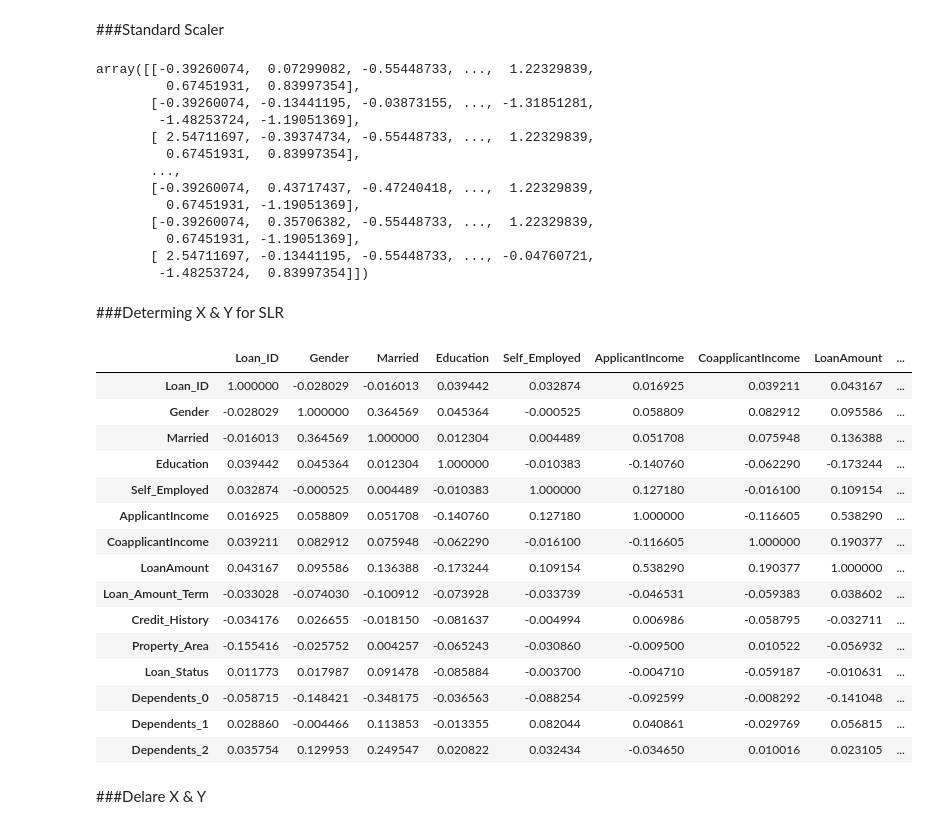
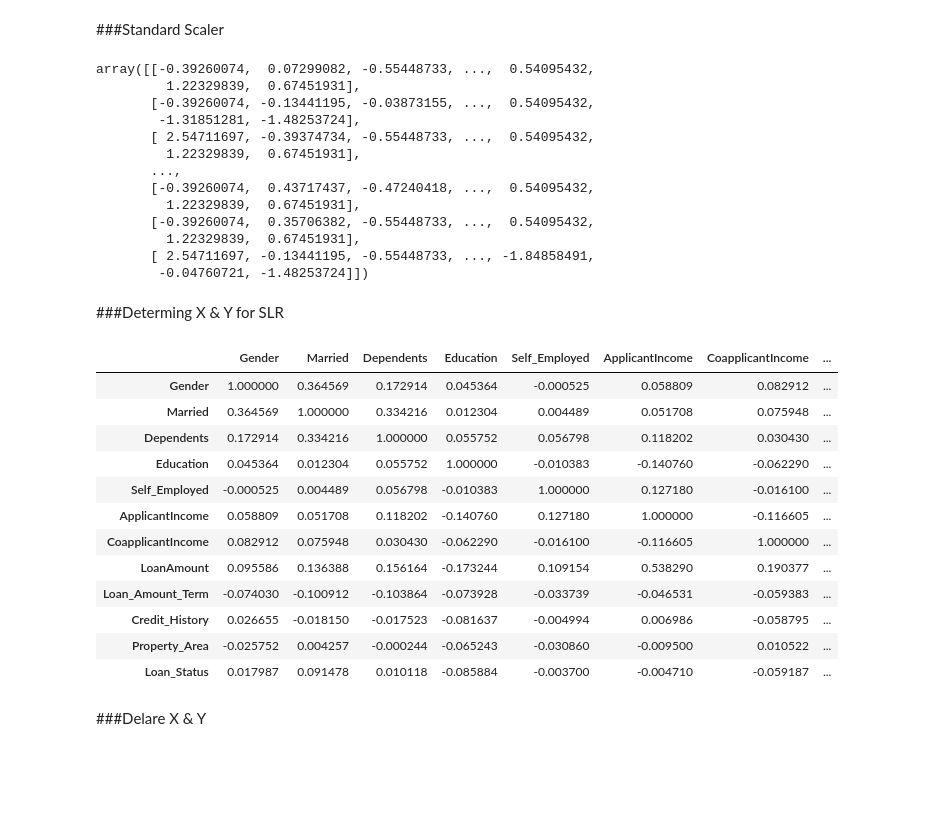
Before and after one commit to CHETHANDB123/Loan_Approval_Dataset, a Jupyter notebook: Loan_Approval_Dataset.ipynb, the cells around one changed output. Saved outputs shown, nothing was run; the diff lists cells and outputs as text; code cells hidden in the pictures; blank space fills up the shorter version.

```diff
--- a/Loan_Approval_Dataset.ipynb
+++ b/Loan_Approval_Dataset.ipynb
@@ -137,5 +137,6 @@ df2.head()
 ###drop the entire row
 # %%
 df2=df2.dropna()
+df2 = df2.drop('Loan_ID', axis=1)
 df2.head()
 # %% [output]
@@ -149,6 +150,7 @@ df2.head()
 ###convert float to interger in Dependents column
 # %%
 df2['Dependents'] = df2['Dependents'].replace('3+', 3)
-
+df2['Loan_Status'] = df2['Loan_Status'].replace('Y', 1)
+df2['Loan_Status'] = df2['Loan_Status'].replace('N', 0)
 df2.head()
 # %% [output]
@@ -220,0 +203,11 @@ df3.head(30)
+# %%
+from sklearn.preprocessing import LabelEncoder
+
+le = LabelEncoder()
+# df2['Loan_ID'] = le.fit_transform(df2['Loan_ID']) # Loan_ID was dropped previously
+df2['Gender'] = le.fit_transform(df2['Gender'])
+df2['Married'] = le.fit_transform(df2['Married'])
+df2['Education'] = le.fit_transform(df2['Education'])
+df2['Self_Employed'] = le.fit_transform(df2['Self_Employed'])
+df2['Property_Area'] = le.fit_transform(df2['Property_Area'])
+df2.head()
@@ -281,45 +268,42 @@ array([[1.        , 1.28195424, 1.        , ..., 5.        , 5.        ,
 ###Standard Scaler
 # %%
 from sklearn.preprocessing import StandardScaler
-x5=df3.iloc[:,4:13]
+x5=df2.iloc[:,4:12]
 scaler=StandardScaler()
 x5_Scaled=scaler.fit_transform(x5)
 x5_Scaled
 # %% [output]
-array([[-0.39260074,  0.07299082, -0.55448733, ...,  1.22329839,
-         0.67451931,  0.83997354],
-       [-0.39260074, -0.13441195, -0.03873155, ..., -1.31851281,
-        -1.48253724, -1.19051369],
-       [ 2.54711697, -0.39374734, -0.55448733, ...,  1.22329839,
-         0.67451931,  0.83997354],
+array([[-0.39260074,  0.07299082, -0.55448733, ...,  0.54095432,
+         1.22329839,  0.67451931],
+       [-0.39260074, -0.13441195, -0.03873155, ...,  0.54095432,
+        -1.31851281, -1.48253724],
+       [ 2.54711697, -0.39374734, -0.55448733, ...,  0.54095432,
+         1.22329839,  0.67451931],
        ...,
-       [-0.39260074,  0.43717437, -0.47240418, ...,  1.22329839,
-         0.67451931, -1.19051369],
-       [-0.39260074,  0.35706382, -0.55448733, ...,  1.22329839,
-         0.67451931, -1.19051369],
-       [ 2.54711697, -0.13441195, -0.55448733, ..., -0.04760721,
-        -1.48253724,  0.83997354]])
+       [-0.39260074,  0.43717437, -0.47240418, ...,  0.54095432,
+         1.22329839,  0.67451931],
+       [-0.39260074,  0.35706382, -0.55448733, ...,  0.54095432,
+         1.22329839,  0.67451931],
+       [ 2.54711697, -0.13441195, -0.55448733, ..., -1.84858491,
+        -0.04760721, -1.48253724]])
 # %% [markdown]
 ###Determing X & Y for SLR
 # %%
-df3.corr()
+df2.corr()
 # %% [output]
-|  | Loan_ID | Gender | Married | Education | Self_Employed | ApplicantIncome | CoapplicantIncome | LoanAmount | ... |
-| Loan_ID | 1.000000 | -0.028029 | -0.016013 | 0.039442 | 0.032874 | 0.016925 | 0.039211 | 0.043167 | ... |
-| Gender | -0.028029 | 1.000000 | 0.364569 | 0.045364 | -0.000525 | 0.058809 | 0.082912 | 0.095586 | ... |
-| Married | -0.016013 | 0.364569 | 1.000000 | 0.012304 | 0.004489 | 0.051708 | 0.075948 | 0.136388 | ... |
-| Education | 0.039442 | 0.045364 | 0.012304 | 1.000000 | -0.010383 | -0.140760 | -0.062290 | -0.173244 | ... |
-| Self_Employed | 0.032874 | -0.000525 | 0.004489 | -0.010383 | 1.000000 | 0.127180 | -0.016100 | 0.109154 | ... |
-| ApplicantIncome | 0.016925 | 0.058809 | 0.051708 | -0.140760 | 0.127180 | 1.000000 | -0.116605 | 0.538290 | ... |
-| CoapplicantIncome | 0.039211 | 0.082912 | 0.075948 | -0.062290 | -0.016100 | -0.116605 | 1.000000 | 0.190377 | ... |
-| LoanAmount | 0.043167 | 0.095586 | 0.136388 | -0.173244 | 0.109154 | 0.538290 | 0.190377 | 1.000000 | ... |
-| Loan_Amount_Term | -0.033028 | -0.074030 | -0.100912 | -0.073928 | -0.033739 | -0.046531 | -0.059383 | 0.038602 | ... |
-| Credit_History | -0.034176 | 0.026655 | -0.018150 | -0.081637 | -0.004994 | 0.006986 | -0.058795 | -0.032711 | ... |
-| Property_Area | -0.155416 | -0.025752 | 0.004257 | -0.065243 | -0.030860 | -0.009500 | 0.010522 | -0.056932 | ... |
-| Loan_Status | 0.011773 | 0.017987 | 0.091478 | -0.085884 | -0.003700 | -0.004710 | -0.059187 | -0.010631 | ... |
-| Dependents_0 | -0.058715 | -0.148421 | -0.348175 | -0.036563 | -0.088254 | -0.092599 | -0.008292 | -0.141048 | ... |
-| Dependents_1 | 0.028860 | -0.004466 | 0.113853 | -0.013355 | 0.082044 | 0.040861 | -0.029769 | 0.056815 | ... |
-| Dependents_2 | 0.035754 | 0.129953 | 0.249547 | 0.020822 | 0.032434 | -0.034650 | 0.010016 | 0.023105 | ... |
+|  | Gender | Married | Dependents | Education | Self_Employed | ApplicantIncome | CoapplicantIncome | ... |
+| Gender | 1.000000 | 0.364569 | 0.172914 | 0.045364 | -0.000525 | 0.058809 | 0.082912 | ... |
+| Married | 0.364569 | 1.000000 | 0.334216 | 0.012304 | 0.004489 | 0.051708 | 0.075948 | ... |
+| Dependents | 0.172914 | 0.334216 | 1.000000 | 0.055752 | 0.056798 | 0.118202 | 0.030430 | ... |
+| Education | 0.045364 | 0.012304 | 0.055752 | 1.000000 | -0.010383 | -0.140760 | -0.062290 | ... |
+| Self_Employed | -0.000525 | 0.004489 | 0.056798 | -0.010383 | 1.000000 | 0.127180 | -0.016100 | ... |
+| ApplicantIncome | 0.058809 | 0.051708 | 0.118202 | -0.140760 | 0.127180 | 1.000000 | -0.116605 | ... |
+| CoapplicantIncome | 0.082912 | 0.075948 | 0.030430 | -0.062290 | -0.016100 | -0.116605 | 1.000000 | ... |
+| LoanAmount | 0.095586 | 0.136388 | 0.156164 | -0.173244 | 0.109154 | 0.538290 | 0.190377 | ... |
+| Loan_Amount_Term | -0.074030 | -0.100912 | -0.103864 | -0.073928 | -0.033739 | -0.046531 | -0.059383 | ... |
+| Credit_History | 0.026655 | -0.018150 | -0.017523 | -0.081637 | -0.004994 | 0.006986 | -0.058795 | ... |
+| Property_Area | -0.025752 | 0.004257 | -0.000244 | -0.065243 | -0.030860 | -0.009500 | 0.010522 | ... |
+| Loan_Status | 0.017987 | 0.091478 | 0.010118 | -0.085884 | -0.003700 | -0.004710 | -0.059187 | ... |
 # %% [markdown]
 ###Delare X & Y
 # %%
```
Also changed, not shown: parts of 35 cells of this notebook.
